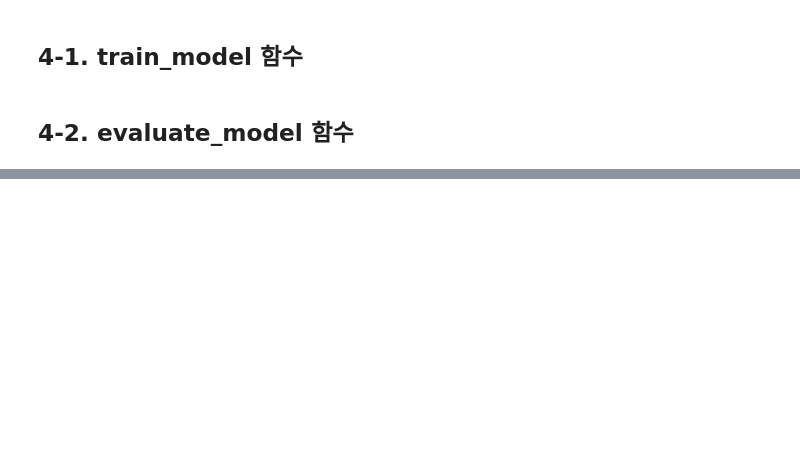
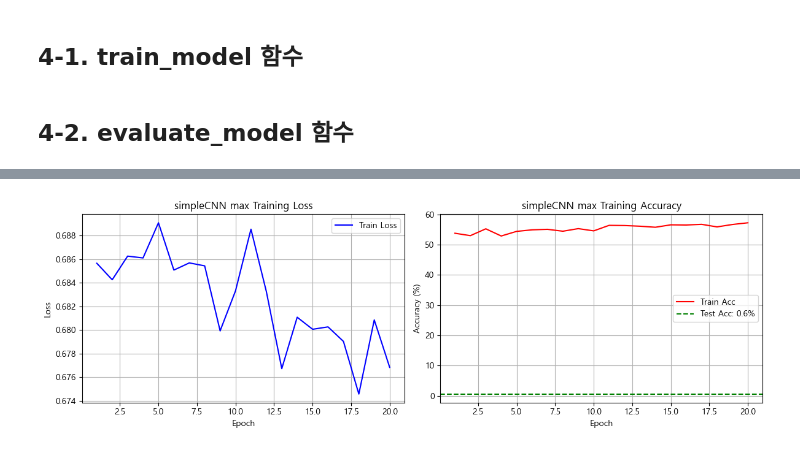
Before and after one commit to JiHyun13/deeplearning_and_lab_team.5, a Jupyter notebook: my_model.ipynb, the cells around one changed output, grey strips where cells are left out. Drawn from its saved outputs; the diff is of its cells as text; code cells hidden in the pictures; blank space fills up the shorter version.

```diff
--- a/my_model.ipynb
+++ b/my_model.ipynb
@@ -368,0 +733,8 @@ print(f'Test Loss: {test_loss:.4f}  Test Acc: {test_acc:.4f}')
+# %%
+criterion = nn.CrossEntropyLoss()
+optimizer = optim.Adam(model.parameters(), lr=0.001)
+num_epochs = 20
+# %%
+train_loss_max, train_acc_max = train_model(
+    model, train_loader, criterion, optimizer, num_epochs, device
+)
@@ -368,0 +747,9 @@ print(f'Test Loss: {test_loss:.4f}  Test Acc: {test_acc:.4f}')
+# %%
+test_loss_max, test_acc_max, test_preds_max, test_labels_max = evaluate_model(model, test_loader, criterion, device)
+# %%
+plot_training_results(
+    train_loss_max, train_acc_max, 20,
+    test_acc=test_acc_max, title="simpleCNN max"
+)
+# %% [output]
+[figure, added]
```
Also changed, not shown: parts of 56 cells of this notebook, 15 other files.
